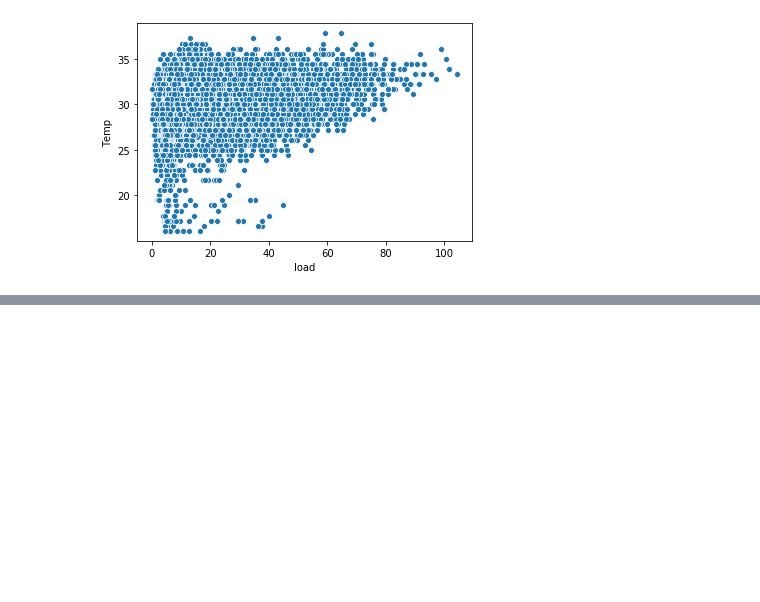
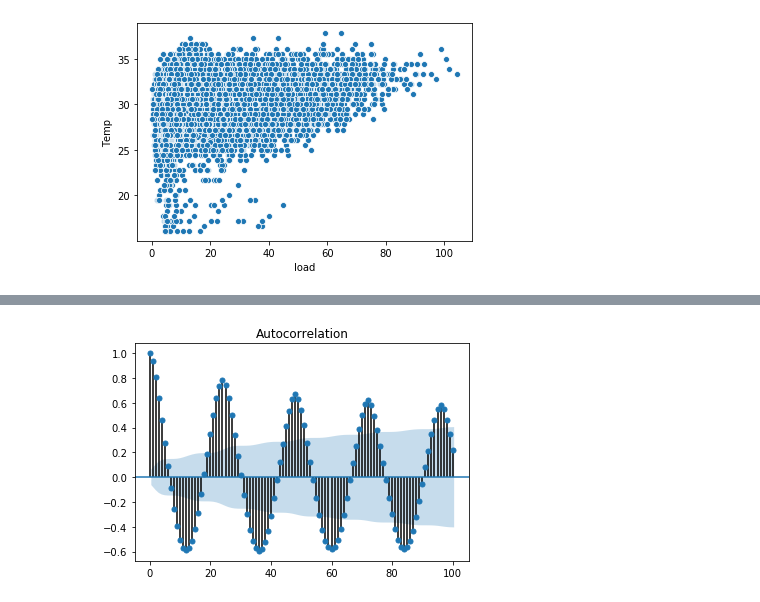
Before and after one commit to guyzsarun/Kaggle, a Jupyter notebook: Capstone/Capstone.ipynb, the cells around one changed output, grey strips where cells are left out. Cells and saved outputs as stored; diff of their text form; code cells hidden in the pictures; blank space fills up the shorter version.

```diff
--- a/Capstone/Capstone.ipynb
+++ b/Capstone/Capstone.ipynb
@@ -176,0 +221,4 @@ sns.scatterplot(x='load',y='Temp',data=df)
+# %%
+plot_acf(df_work.iloc[:24*40]['load'],lags=100);
+# %% [output]
+[figure, added]
```
Also changed, not shown: parts of 19 cells of this notebook.
